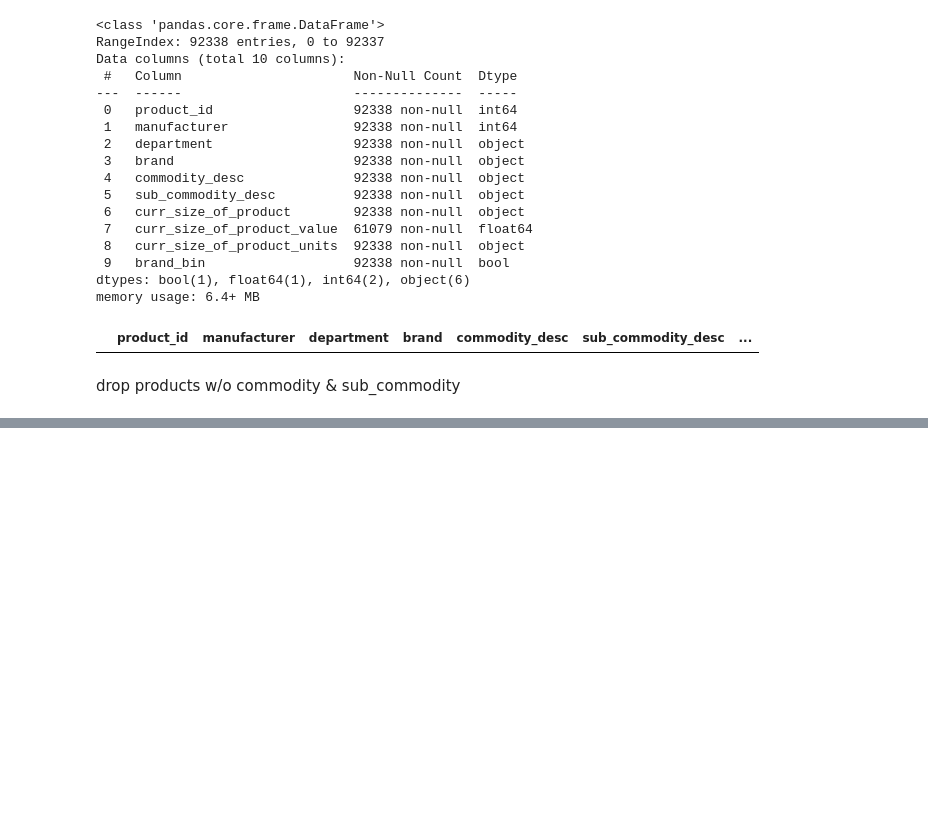
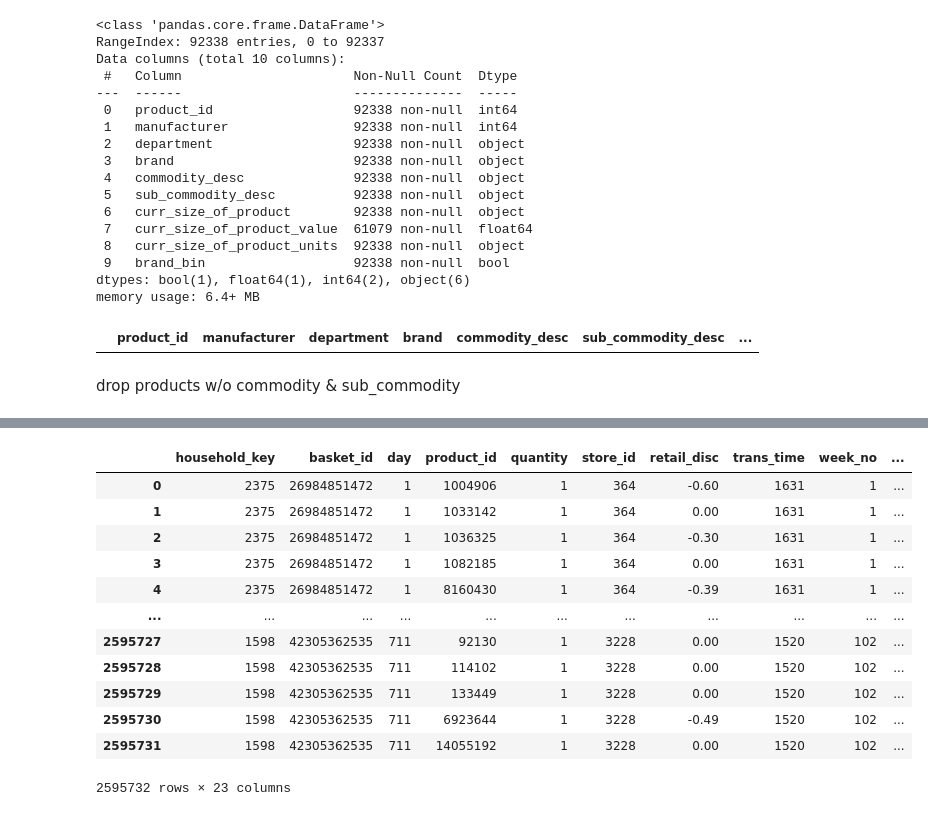
Before and after one commit to antoniooliveira03/Projects, a Jupyter notebook: NTT Project/01_variables.ipynb, the cells around one changed output, grey strips where cells are left out. Cells and saved outputs as stored; diff of their text form; code cells hidden in the pictures; blank space fills up the shorter version.

```diff
--- a/NTT Project/01_variables.ipynb
+++ b/NTT Project/01_variables.ipynb
@@ -427,0 +495,17 @@ prod = prod[prod['commodity_desc'] != ' '].reset_index(drop=True)
+# %%
+trans_prod = pd.merge(transaction, prod, on='product_id', how='left')
+trans_prod
+# %% [output]
+|  | household_key | basket_id | day | product_id | quantity | store_id | retail_disc | trans_time | week_no | ... |
+| 0 | 2375 | 26984851472 | 1 | 1004906 | 1 | 364 | -0.60 | 1631 | 1 | ... |
+| 1 | 2375 | 26984851472 | 1 | 1033142 | 1 | 364 | 0.00 | 1631 | 1 | ... |
+| 2 | 2375 | 26984851472 | 1 | 1036325 | 1 | 364 | -0.30 | 1631 | 1 | ... |
+| 3 | 2375 | 26984851472 | 1 | 1082185 | 1 | 364 | 0.00 | 1631 | 1 | ... |
+| 4 | 2375 | 26984851472 | 1 | 8160430 | 1 | 364 | -0.39 | 1631 | 1 | ... |
+| ... | ... | ... | ... | ... | ... | ... | ... | ... | ... | ... |
+| 2595727 | 1598 | 42305362535 | 711 | 92130 | 1 | 3228 | 0.00 | 1520 | 102 | ... |
+| 2595728 | 1598 | 42305362535 | 711 | 114102 | 1 | 3228 | 0.00 | 1520 | 102 | ... |
+| 2595729 | 1598 | 42305362535 | 711 | 133449 | 1 | 3228 | 0.00 | 1520 | 102 | ... |
+| 2595730 | 1598 | 42305362535 | 711 | 6923644 | 1 | 3228 | -0.49 | 1520 | 102 | ... |
+| 2595731 | 1598 | 42305362535 | 711 | 14055192 | 1 | 3228 | 0.00 | 1520 | 102 | ... |
+2595732 rows × 23 columns
```
Also changed, not shown: parts of 14 cells of this notebook, 1 other file.
